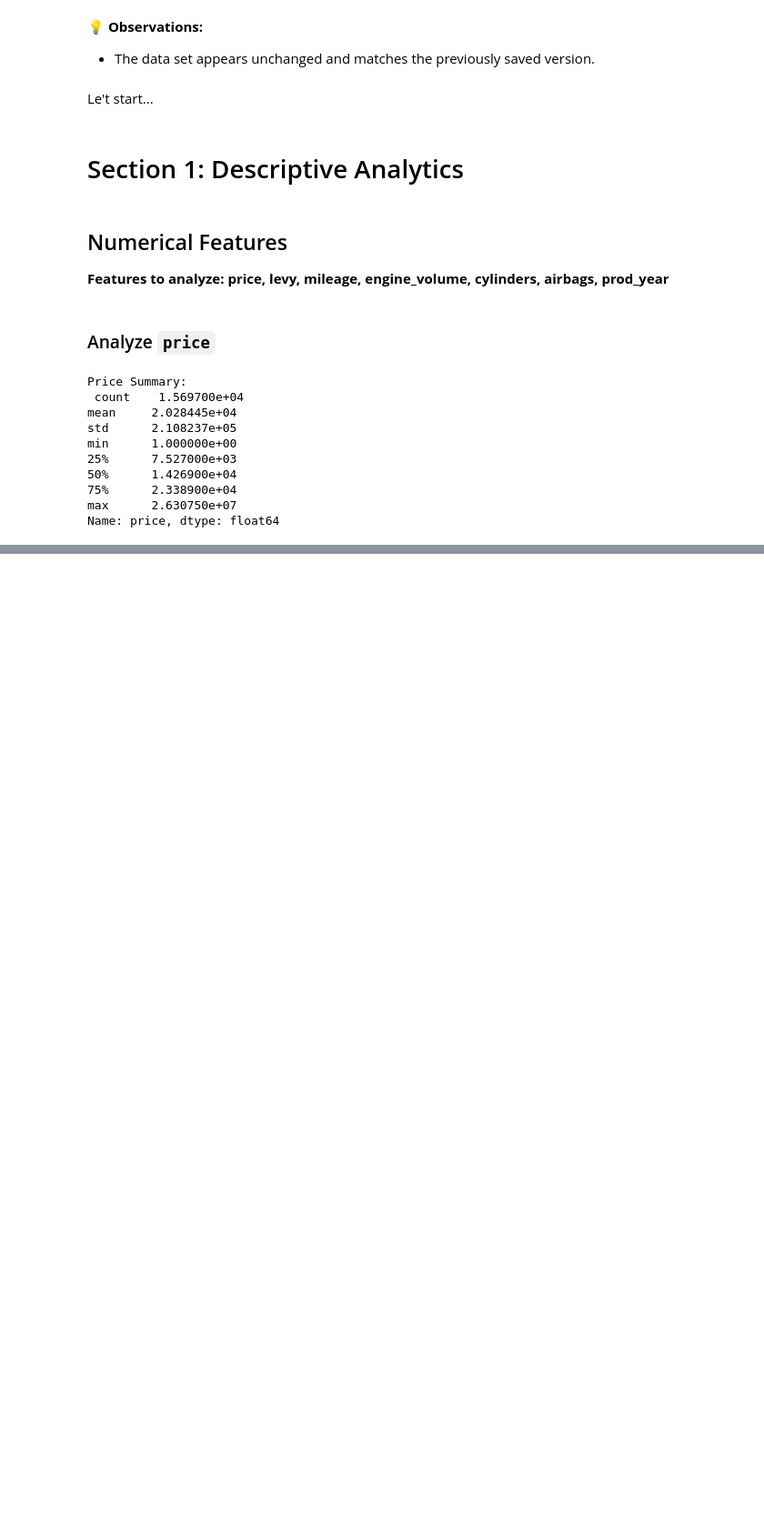
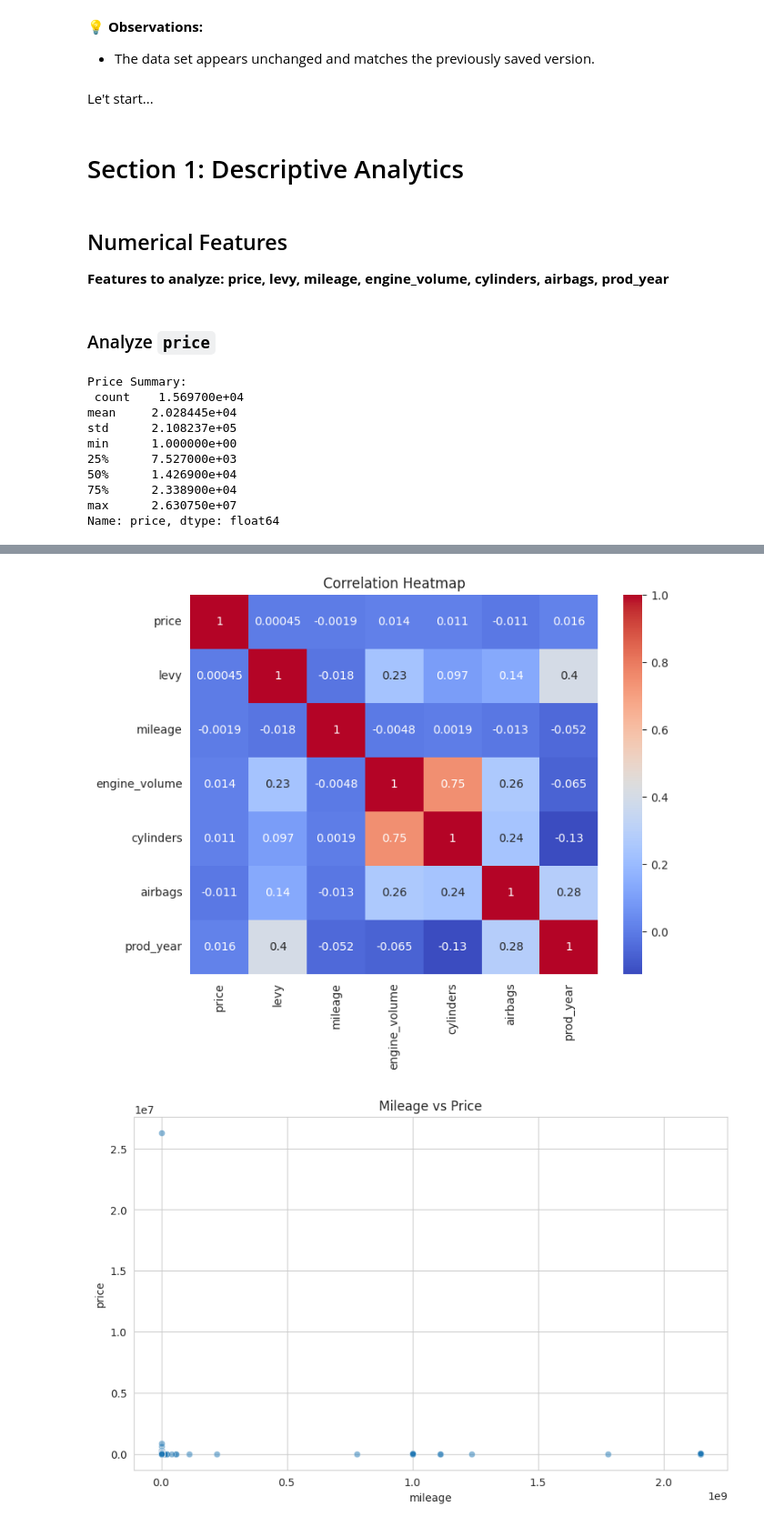
Before and after one commit to Mithula-cbw/Car-Price-Prediction, a Jupyter notebook: notebooks/Group_11_02_Preprocessing_and_Feature_Engineering.ipynb, the cells around one changed output, grey strips where cells are left out. Shown at 91% size. Saved outputs shown, nothing was run; the diff lists cells and outputs as text; code cells hidden in the pictures; blank space fills up the shorter version.

```diff
--- a/notebooks/Group_11_02_Preprocessing_and_Feature_Engineering.ipynb
+++ b/notebooks/Group_11_02_Preprocessing_and_Feature_Engineering.ipynb
@@ -169,0 +229,25 @@ Name: price, dtype: float64
+# %%
+# Correlation heatmap (numerical vs numerical)
+plt.figure(figsize=(8,6))
+sns.heatmap(df[num_cols].corr(), annot=True, cmap="coolwarm")
+plt.title("Correlation Heatmap")
+plt.show()
+
+# Example: scatter plot
+sns.scatterplot(x="mileage", y="price", data=df, alpha=0.5)
+plt.title("Mileage vs Price")
+plt.show()
+
+# Example: boxplot categorical vs price
+sns.boxplot(x="fuel_type", y="price", data=df)
+plt.title("Fuel Type vs Price")
+plt.xticks(rotation=45)
+plt.show()
+
+sns.boxplot(x="prod_year", y="price", data=df)
+plt.title("prod_year vs price")
+plt.xticks(rotation=45)
+plt.show()
+# %% [output]
+[figure, added]
+[figure, added]
```
Also changed, not shown: parts of 10 cells of this notebook, 1 other file.
